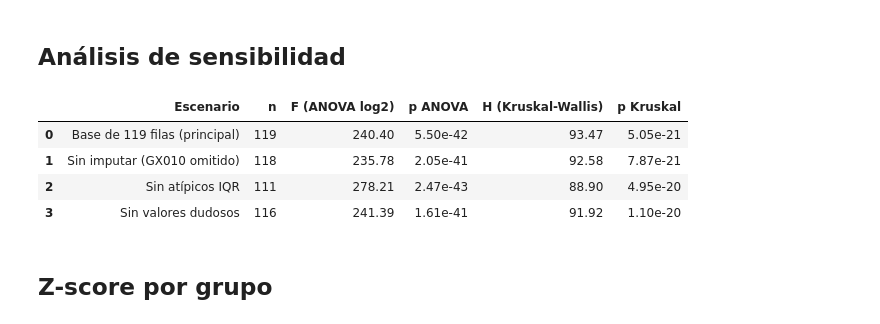
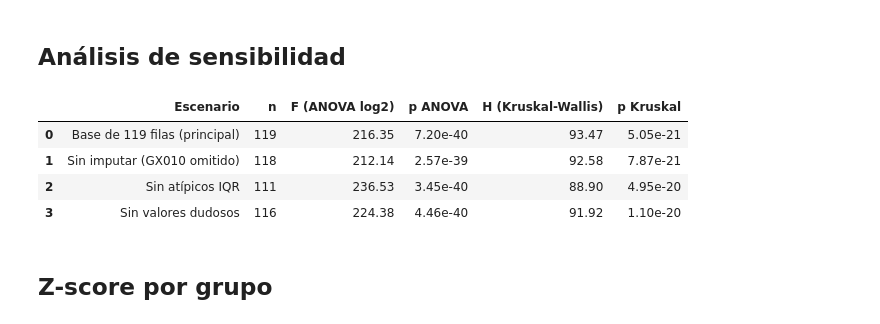
Before and after one commit to Antonyus1204/Proyecto_grupal_BIO218, a Jupyter notebook: Proyecto_grupal_BIO218.ipynb, the cells around one changed output. Saved outputs shown, nothing was run; the diff lists cells and outputs as text; code cells hidden in the pictures.

```diff
--- a/Proyecto_grupal_BIO218.ipynb
+++ b/Proyecto_grupal_BIO218.ipynb
@@ -392,10 +392,11 @@ Filas después de excluir el valor negativo: 119
 # %%
 # -------------------------------------------------------------
-# CELDA 11. TRANSFORMACIÓN log2(x+1)
+# CELDA 11. TRANSFORMACIÓN log2(x)
 # -------------------------------------------------------------
-# Transformamos la expresión relativa a log2(x+1), como menciona la guía del proyecto (Paso 8).
-# Visto en Semana 10, CELDA 7 (np.log2(expr + 1)); lo adaptamos a nuestra variable.
-df_limpio["log2_expresion"] = np.log2(df_limpio["expresion_relativa"] + 1)
+# Transformamos la expresión relativa a log2(x), como menciona la guía del proyecto (Paso 8).
+# Visto en Semana 10, CELDA 7 (np.log2); lo adaptamos a nuestra variable.
+# No sumamos 1 porque, tras la limpieza, no hay valores iguales a cero (el mínimo es 0.48); la comparación con log2(x+1) está en la CELDA 28.
+df_limpio["log2_expresion"] = np.log2(df_limpio["expresion_relativa"])
 
 # Contamos cuántos valores no se pudieron transformar.
 print("Valores sin transformar:", df_limpio["log2_expresion"].isna().sum())
@@ -623,44 +624,44 @@ p = 5.04959e-21
 # -------------------------------------------------------------
 # CELDA 21. ANÁLISIS DE SENSIBILIDAD
 # -------------------------------------------------------------
-# Definimos una función que repite el ANOVA sobre log2(x+1) y Kruskal-Wallis con cualquier subconjunto de datos.
+# Definimos una función que repite el ANOVA sobre log2(x) y Kruskal-Wallis con cualquier subconjunto de datos.
 def pruebas_subconjunto(datos):
     d = datos.dropna(subset=["expresion_relativa"]).copy()
-    d["log2_expresion"] = np.log2(d["expresion_relativa"] + 1)
+    d["log2_expresion"] = np.log2(d["expresion_relativa"])
     modelo = ols("log2_expresion ~ C(condicion_oxigeno)", data=d).fit()
     tabla = sm.stats.anova_lm(modelo, typ=2)
     grupos = [d.loc[d["condicion_oxigeno"] == g, "expresion_relativa"] for g in orden]
     H, p_kw = stats.kruskal(*grupos)
     return [len(d), round(tabla["F"].iloc[0], 2), f"{tabla['PR(>F)'].iloc[0]:.2e}", round(H, 2), f"{p_kw:.2e}"]
 
 # Volvemos a dejar vacío el valor que imputamos (GX010) para crear la versión sin imputar.
 sin_imputar = df_limpio.copy()
 sin_imputar.loc[sin_imputar["id_muestra"] == "GX010", "expresion_relativa"] = np.nan
 
 # Marcamos los atípicos por IQR dentro de cada grupo, con la función de la CELDA 9.
 es_atipico = pd.Series(False, index=df_limpio.index)
 for grupo in orden:
     x = df_limpio.loc[df_limpio["condicion_oxigeno"] == grupo, "expresion_relativa"]
     es_atipico[x[detectar_outliers_iqr(x)[0]].index] = True
 
 # Armamos los escenarios (supuesto del grupo).
 escenarios = {
     "Base de 119 filas (principal)": df_limpio,
     "Sin imputar (GX010 omitido)": sin_imputar,
     "Sin atípicos IQR": df_limpio[~es_atipico],
     "Sin valores dudosos": df_limpio[~df_limpio["valor_dudoso"]],
 }
 
 # Calculamos las dos pruebas en cada escenario y mostramos una sola tabla.
 filas = [[nombre] + pruebas_subconjunto(datos) for nombre, datos in escenarios.items()]
 tabla_sens = pd.DataFrame(filas, columns=["Escenario", "n", "F (ANOVA log2)", "p ANOVA", "H (Kruskal-Wallis)", "p Kruskal"])
 display(tabla_sens)
 # %% [output]
 |  | Escenario | n | F (ANOVA log2) | p ANOVA | H (Kruskal-Wallis) | p Kruskal |
-| 0 | Base de 119 filas (principal) | 119 | 240.40 | 5.50e-42 | 93.47 | 5.05e-21 |
-| 1 | Sin imputar (GX010 omitido) | 118 | 235.78 | 2.05e-41 | 92.58 | 7.87e-21 |
-| 2 | Sin atípicos IQR | 111 | 278.21 | 2.47e-43 | 88.90 | 4.95e-20 |
-| 3 | Sin valores dudosos | 116 | 241.39 | 1.61e-41 | 91.92 | 1.10e-20 |
+| 0 | Base de 119 filas (principal) | 119 | 216.35 | 7.20e-40 | 93.47 | 5.05e-21 |
+| 1 | Sin imputar (GX010 omitido) | 118 | 212.14 | 2.57e-39 | 92.58 | 7.87e-21 |
+| 2 | Sin atípicos IQR | 111 | 236.53 | 3.45e-40 | 88.90 | 4.95e-20 |
+| 3 | Sin valores dudosos | 116 | 224.38 | 4.46e-40 | 91.92 | 1.10e-20 |
 # %% [markdown]
 ## Z-score por grupo
 # %%
```
Also changed, not shown: parts of 18 cells of this notebook.
